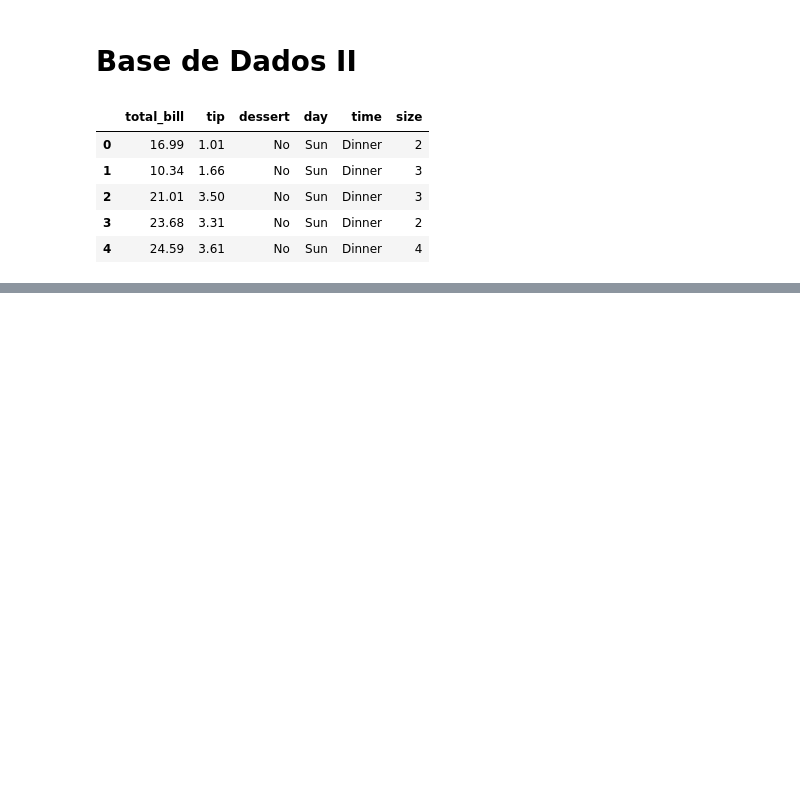
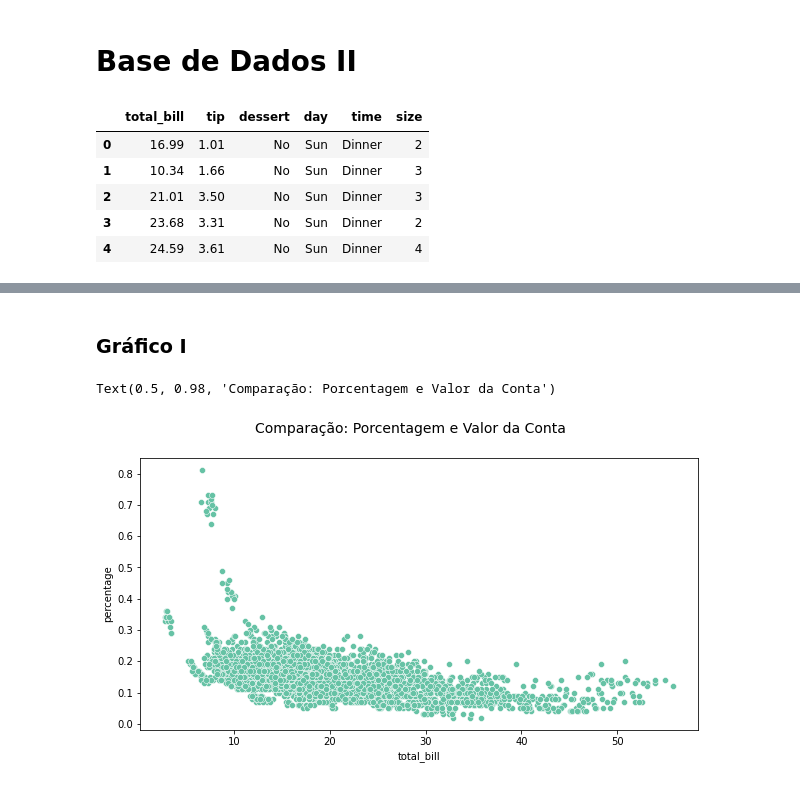
Before and after one commit to strawndri/data-visualization, a Jupyter notebook: Notebooks/Gorjetas.ipynb, the cells around one changed output, grey strips where cells are left out. Drawn from its saved outputs; the diff is of its cells as text; code cells hidden in the pictures; blank space fills up the shorter version.

```diff
--- a/Notebooks/Gorjetas.ipynb
+++ b/Notebooks/Gorjetas.ipynb
@@ -507,0 +546,2 @@ data.head()
+# %%
+data['percentage'] = (data.tip / data.total_bill).round(2)
@@ -507,0 +557,8 @@ data.head()
+# %% [markdown]
+### Gráfico I
+# %%
+percentage_bill = sns.scatterplot(x="total_bill", y="percentage", data=data)
+percentage_bill.figure.suptitle('Comparação: Porcentagem e Valor da Conta', fontsize=14)
+# %% [output]
+Text(0.5, 0.98, 'Comparação: Porcentagem e Valor da Conta')
+[figure, added]
```
Also changed, not shown: parts of 18 cells of this notebook.
